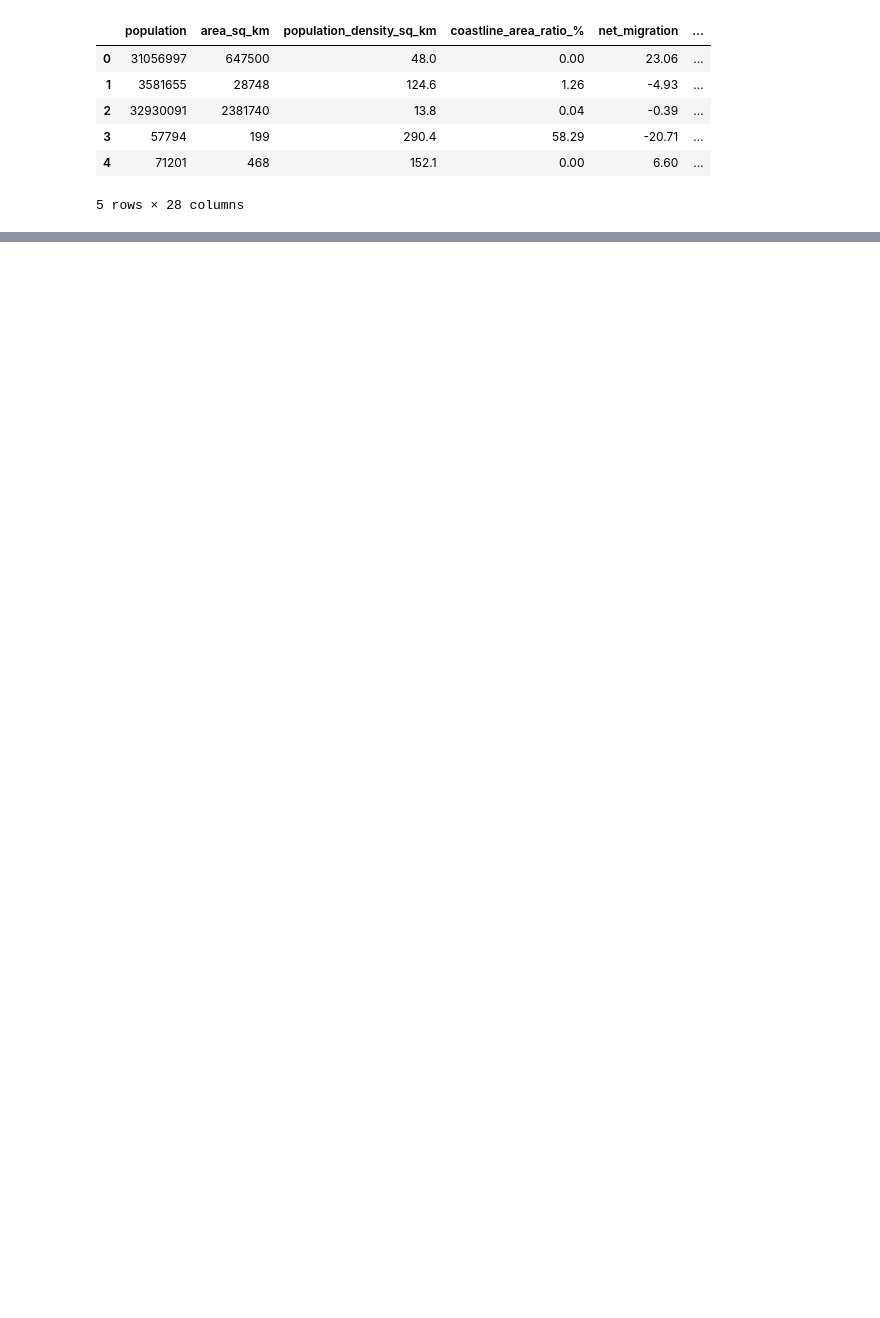
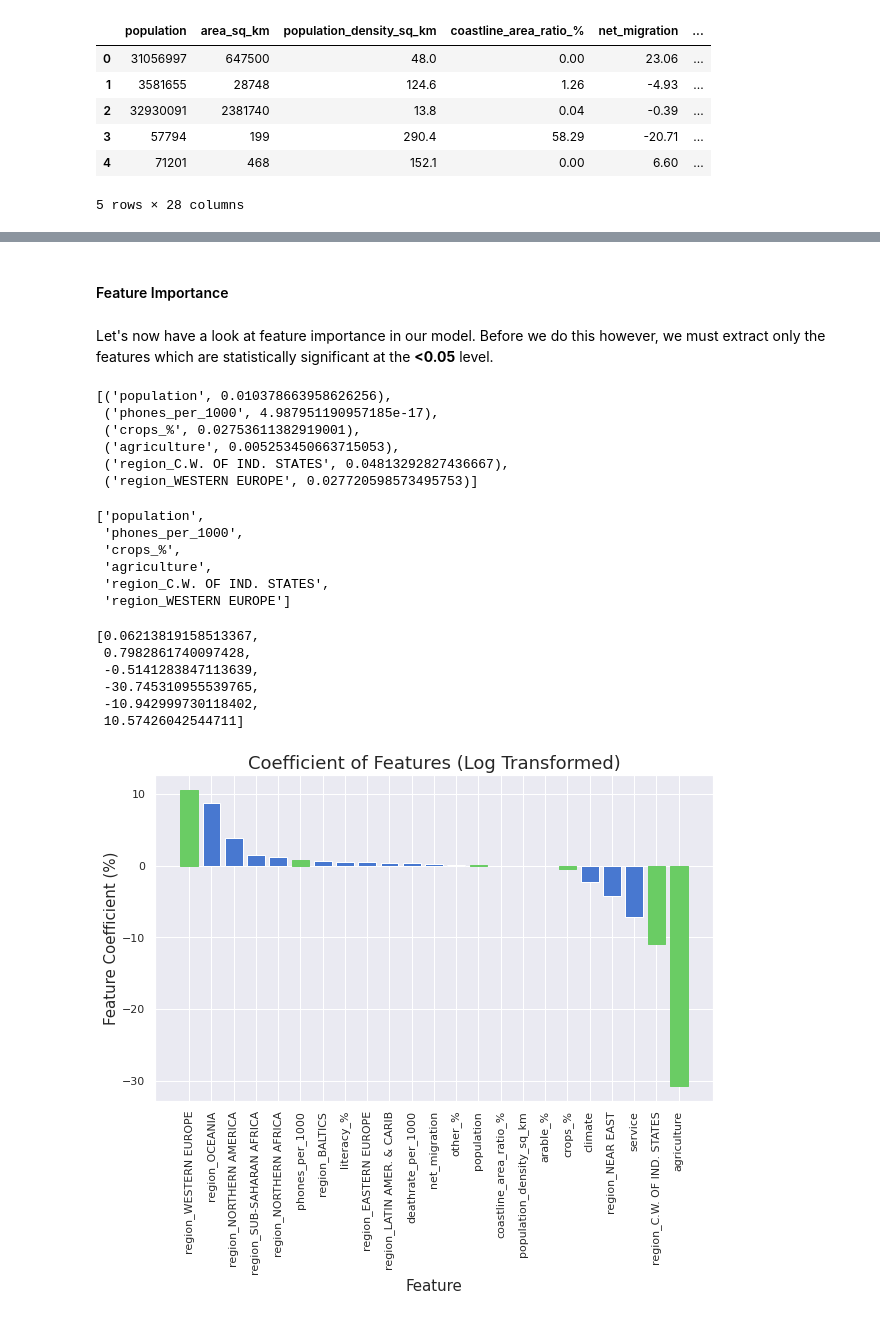
Before and after one commit to dan-grant-hunter/Countries_of_the_World, a Jupyter notebook: countries_of_the_world.ipynb, the cells around one changed output, grey strips where cells are left out. Saved outputs shown, nothing was run; the diff lists cells and outputs as text; code cells hidden in the pictures; blank space fills up the shorter version.

Commit message:
Added updated notebook with EDA and model evaluation done

```diff
--- a/countries_of_the_world.ipynb
+++ b/countries_of_the_world.ipynb
@@ -1029,0 +787,7 @@ print(f'RMSE: {rmse}')
+# %%
+# Check for multicollinearity using data split 5 (all features, log transformed)
+X5_constant = sm.add_constant(X5_train_log)
+vif = pd.DataFrame()
+vif['Features'] = X5_constant.columns
+vif['VIF'] = [variance_inflation_factor(X5_constant.values, i) for i in range(X5_constant.shape[1])]
+vif[vif['VIF']>5][1:]
@@ -1029,0 +844,7 @@ print(f'RMSE: {rmse}')
+# %%
+# Check to see if we no longer have multicollinearity
+X7_constant = sm.add_constant(X7_train_log)
+vif = pd.DataFrame()
+vif['Features'] = X7_constant.columns
+vif['VIF'] = [variance_inflation_factor(X7_constant.values, i) for i in range(X7_constant.shape[1])]
+vif[1:]
@@ -1029,0 +871,4 @@ print(f'RMSE: {rmse}')
+# %%
+# Create and fit sm model to data split 7 (log transformed, multicollinearity removed)
+lr_sm7 = sm.OLS(y7_train_log, sm.add_constant(X7_train_log)).fit()
+print(lr_sm7.summary())
@@ -1029,0 +895,57 @@ print(f'RMSE: {rmse}')
+# %% [markdown]
+#### Feature Importance
+# %% [markdown]
+Let's now have a look at feature importance in our model. Before we do this however, we must extract only the features which are statistically significant at the **<0.05** level.
+# %%
+# Find statistically significant features using log-log with multicollinearity removed
+sig_ivs7 = [(feature, p_value) for feature, p_value in list(zip(list(X7.columns),list(lr_sm7.pvalues[1:])))
+           if p_value < 0.05]
+sig_ivs7
+# %% [output]
+[('population', 0.010378663958626256),
+ ('phones_per_1000', 4.987951190957185e-17),
+ ('crops_%', 0.02753611382919001),
+ ('agriculture', 0.005253450663715053),
+ ('region_C.W. OF IND. STATES', 0.04813292827436667),
+ ('region_WESTERN EUROPE', 0.027720598573495753)]
+# %%
+# Names of features which are statistically significant
+sig_ivs_names7 = [x for (x, y) in sig_ivs7]
+sig_ivs_names7
+# %% [output]
+['population',
+ 'phones_per_1000',
+ 'crops_%',
+ 'agriculture',
+ 'region_C.W. OF IND. STATES',
+ 'region_WESTERN EUROPE']
+# %%
+# Coefficients for significant features (percentage change of y with a 1% increase in X)
+features_list7 = list(zip(list(X7.columns), list(lr_sm7.params[1:])))
+coefs_of_sig_ivs7 = [y for (x, y) in features_list7 if x in sig_ivs_names7]
+coefs_of_sig_ivs7
+# %% [output]
+[0.06213819158513367,
+ 0.7982861740097428,
+ -0.5141283847113639,
+ -30.745310955539765,
+ -10.942999730118402,
+ 10.57426042544711]
+# %%
+# Plot coefficients of all features (green bars indicate statistically significant features)
+df_features7 = pd.DataFrame(features_list7, columns=['Feature', 'Coefficient'])
+df_sorted_desc7 = df_features7.sort_values('Coefficient', ascending=False)
+plt.figure(figsize=(10,6))
+coef_of_features7 = plt.bar('Feature', 'Coefficient', data=df_sorted_desc7)
+plt.xticks(rotation=90)
+plt.xlabel('Feature', size=15)
+plt.ylabel('Feature Coefficient (%)', size=15)
+plt.title('Coefficients of Features (Log Transformed)', size=18)
+coef_of_features7[0].set_color('g')
+coef_of_features7[5].set_color('g')
+coef_of_features7[-10].set_color('g')
+coef_of_features7[-6].set_color('g')
+coef_of_features7[-2].set_color('g')
+coef_of_features7[-1].set_color('g')
+# %% [output]
+[figure, added]
```
Also changed, not shown: parts of 190 cells of this notebook.
